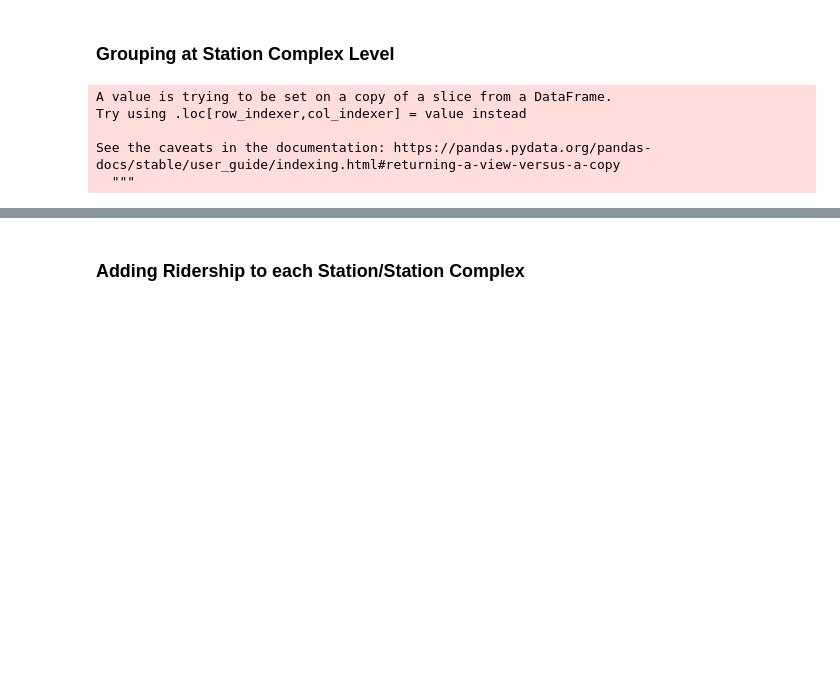
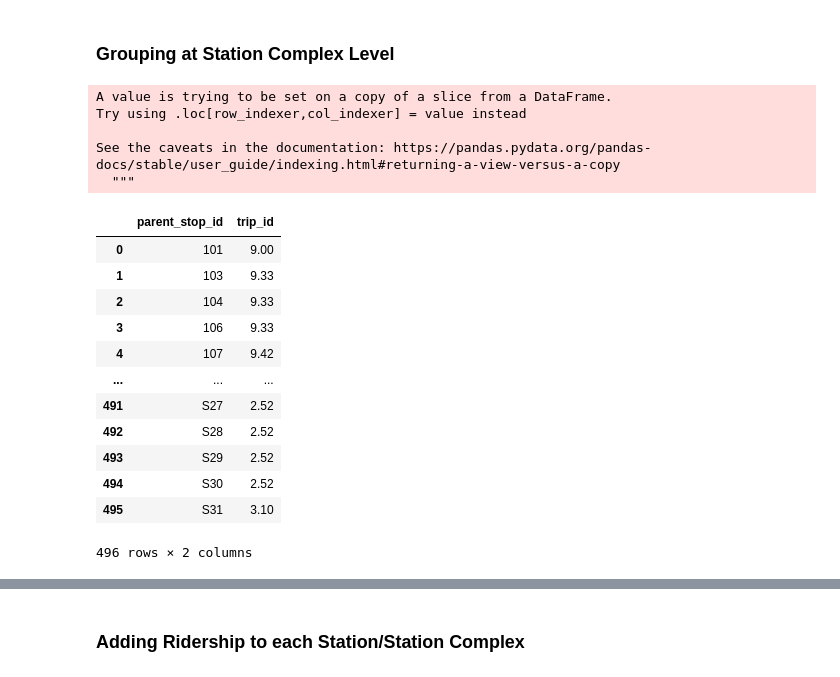
Before and after one commit to gregfeliu/NYC-Subway-Frequencies, a Jupyter notebook: 1.GTFS_Data_Processing.ipynb, the cells around one changed output, grey strips where cells are left out. Saved outputs shown, nothing was run; the diff lists cells and outputs as text; code cells hidden in the pictures; blank space fills up the shorter version.

```diff
--- a/1.GTFS_Data_Processing.ipynb
+++ b/1.GTFS_Data_Processing.ipynb
@@ -454,9 +416,27 @@ for idx, row in stop_times_df.iterrows():
     train_time_interval = determine_train_time_intervals(row['arrival_time'], row['day_of_week'])
     train_time_interval_list.append(train_time_interval)
 stop_times_df['train_time_interval'] = train_time_interval_list
+# %%
+stop_times_df['trainset_area'] = stop_times_df['route_id'].replace(train_area_dict)
 # %%
 # trains per hour during weekdays
 # this includes both directions so I'm dividing by 2 to make it "per direction"
 trains_per_weekday_hour_by_station = round(stop_times_df[stop_times_df['day_of_week'] == 'Weekday'
                                                   ].groupby('parent_stop_id').count() / 24 / 2, 2)[['trip_id']]
 trains_per_weekday_hour_by_station.reset_index(inplace=True)
+# %%
+trains_per_weekday_hour_by_station
+# %% [output]
+|  | parent_stop_id | trip_id |
+| 0 | 101 | 9.00 |
+| 1 | 103 | 9.33 |
+| 2 | 104 | 9.33 |
+| 3 | 106 | 9.33 |
+| 4 | 107 | 9.42 |
+| ... | ... | ... |
+| 491 | S27 | 2.52 |
+| 492 | S28 | 2.52 |
+| 493 | S29 | 2.52 |
+| 494 | S30 | 2.52 |
+| 495 | S31 | 3.10 |
+496 rows × 2 columns
```
Also changed, not shown: parts of 86 cells of this notebook, 1 other file.
